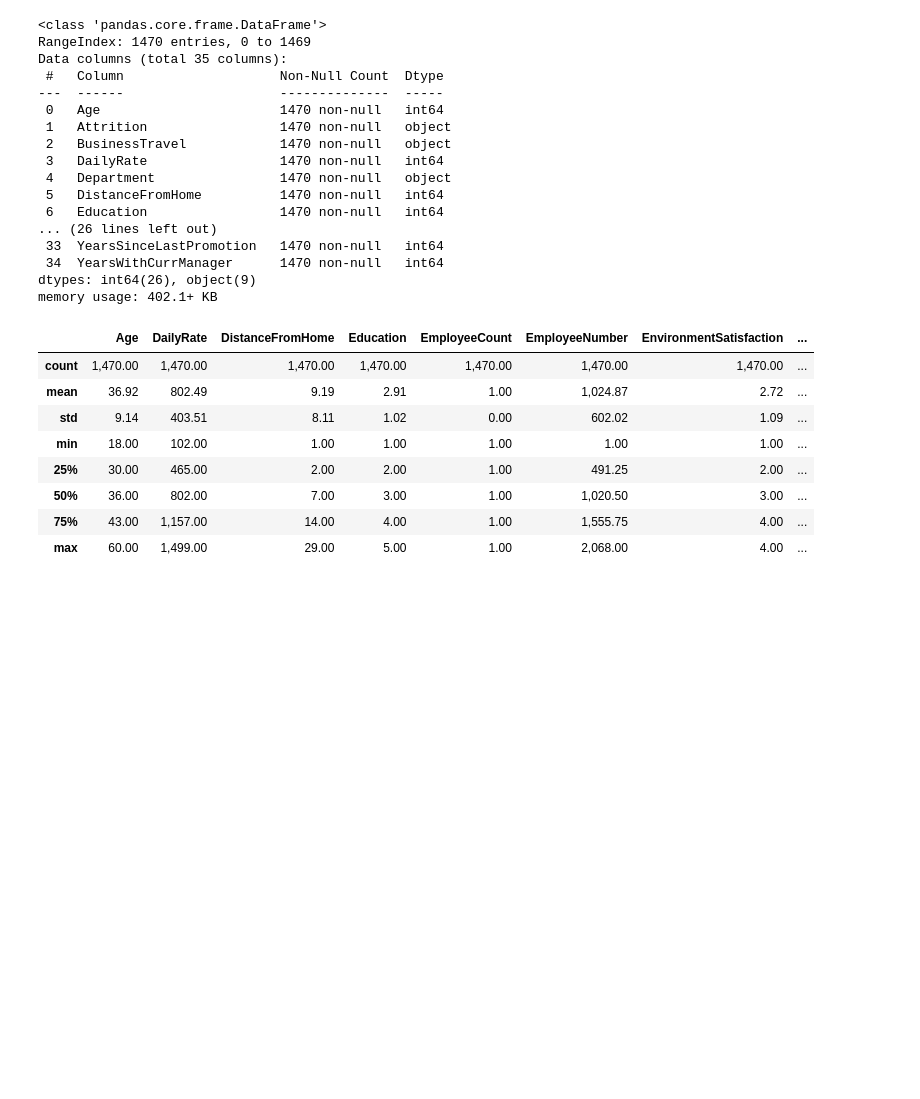
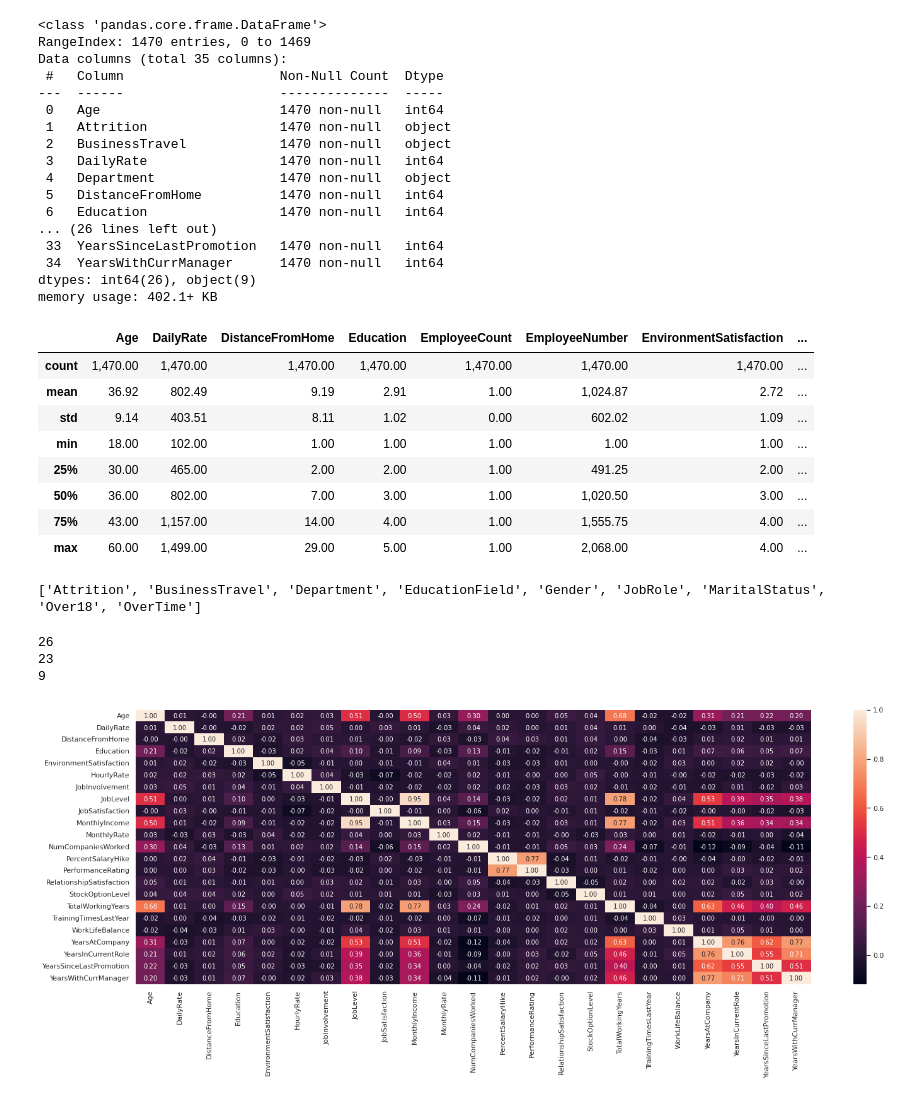
Before and after one commit to zaephaer/MLU-10-HR-DecisonTree, a Jupyter notebook: HR_Attrition_DecisionTree.ipynb, the cells around one changed output. Drawn from its saved outputs; the diff is of its cells as text; code cells hidden in the pictures; blank space fills up the shorter version.

```diff
--- a/HR_Attrition_DecisionTree.ipynb
+++ b/HR_Attrition_DecisionTree.ipynb
@@ -82,3 +82,26 @@ num_col = list(df.describe().columns)
 col_categorical = list(set(df.columns).difference(num_col))
 remove_list = ['EmployeeCount', 'EmployeeNumber', 'StandardHours']
 col_numerical = [e for e in num_col if e not in remove_list]
+# %%
+# Method to identify categorical columns
+categorical_col = []
+for k, v in df.iteritems():
+    if v.dtype == 'object':
+        categorical_col.append(k)
+print(categorical_col)
+# %% [output]
+['Attrition', 'BusinessTravel', 'Department', 'EducationField', 'Gender', 'JobRole', 'MaritalStatus', 'Over18', 'OverTime']
+# %%
+# Calculate total column
+print(len(num_col))
+print(len(col_numerical))
+print(len(col_categorical))
+# %% [output]
+26
+23
+9
+# %%
+plt.figure(figsize=(24,8))
+sns.heatmap(df[col_numerical].corr(), annot=True, fmt=".2f");
+# %% [output]
+[figure, added]
```
Also changed, not shown: parts of 17 cells of this notebook.
